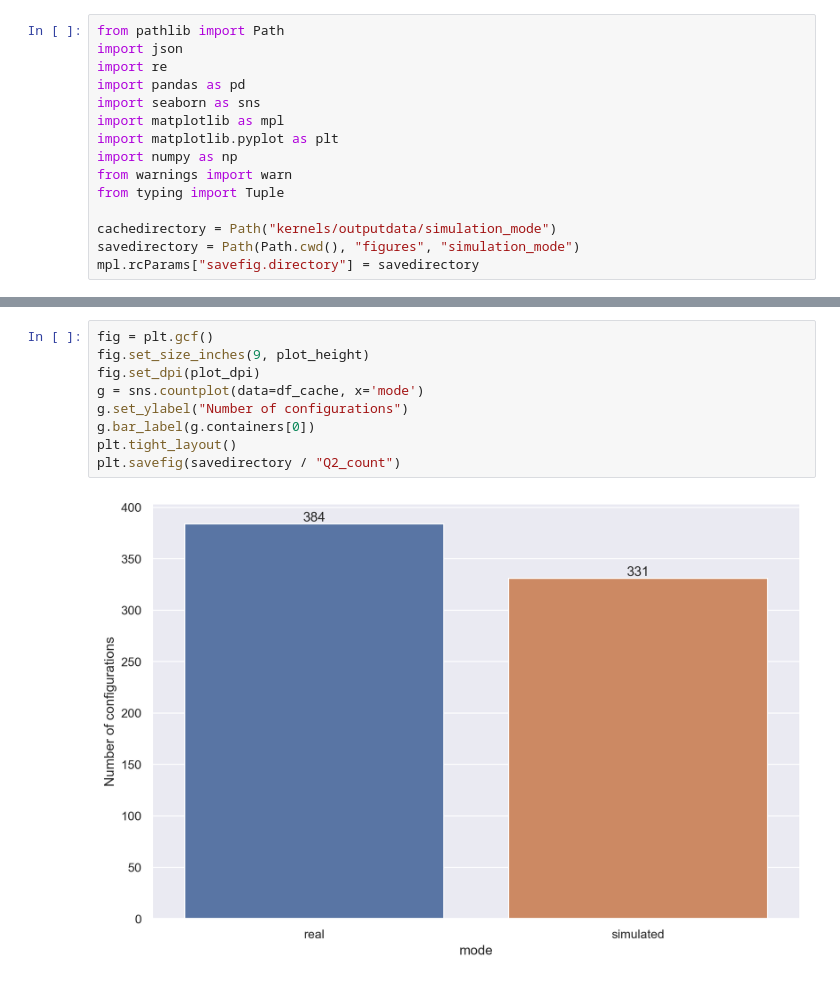
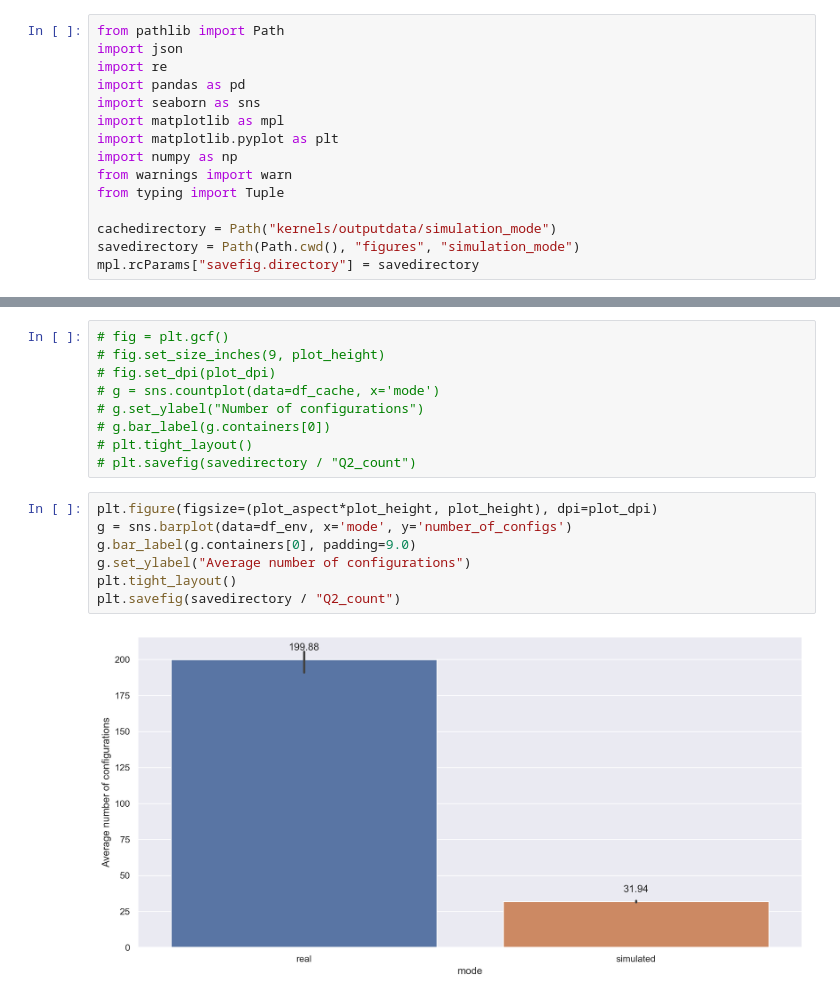
Before and after one commit to fjwillemsen/kernel_tuner_paper, a Jupyter notebook: test_simulation.ipynb, the cells around one changed output, grey strips where cells are left out. Drawn from its saved outputs; the diff is of its cells as text.

```diff
--- a/test_simulation.ipynb
+++ b/test_simulation.ipynb
@@ -108,14 +120,21 @@ df_cache
 # %%
-fig = plt.gcf()
-fig.set_size_inches(9, plot_height)
-fig.set_dpi(plot_dpi)
-g = sns.countplot(data=df_cache, x='mode')
-g.set_ylabel("Number of configurations")
-g.bar_label(g.containers[0])
-plt.tight_layout()
-plt.savefig(savedirectory / "Q2_count")
+# fig = plt.gcf()
+# fig.set_size_inches(9, plot_height)
+# fig.set_dpi(plot_dpi)
+# g = sns.countplot(data=df_cache, x='mode')
+# g.set_ylabel("Number of configurations")
+# g.bar_label(g.containers[0])
+# plt.tight_layout()
+# plt.savefig(savedirectory / "Q2_count")
-# %% [output]
-[figure, removed]
+# %%
+plt.figure(figsize=(plot_aspect*plot_height, plot_height), dpi=plot_dpi)
+g = sns.barplot(data=df_env, x='mode', y='number_of_configs')
+g.bar_label(g.containers[0], padding=9.0)
+g.set_ylabel("Average number of configurations")
+plt.tight_layout()
+plt.savefig(savedirectory / "Q2_count")
+# %% [output]
+[figure, added]
 # %%
 g = sns.displot(data=df_cache, x='GFLOP/s', hue='mode', kind='kde', fill=False, height=plot_height, aspect=plot_aspect, cut=0)
 g = g.set_xlabels("Performance in GFLOP/s")
```
Also changed, not shown: parts of 8 cells of this notebook.
